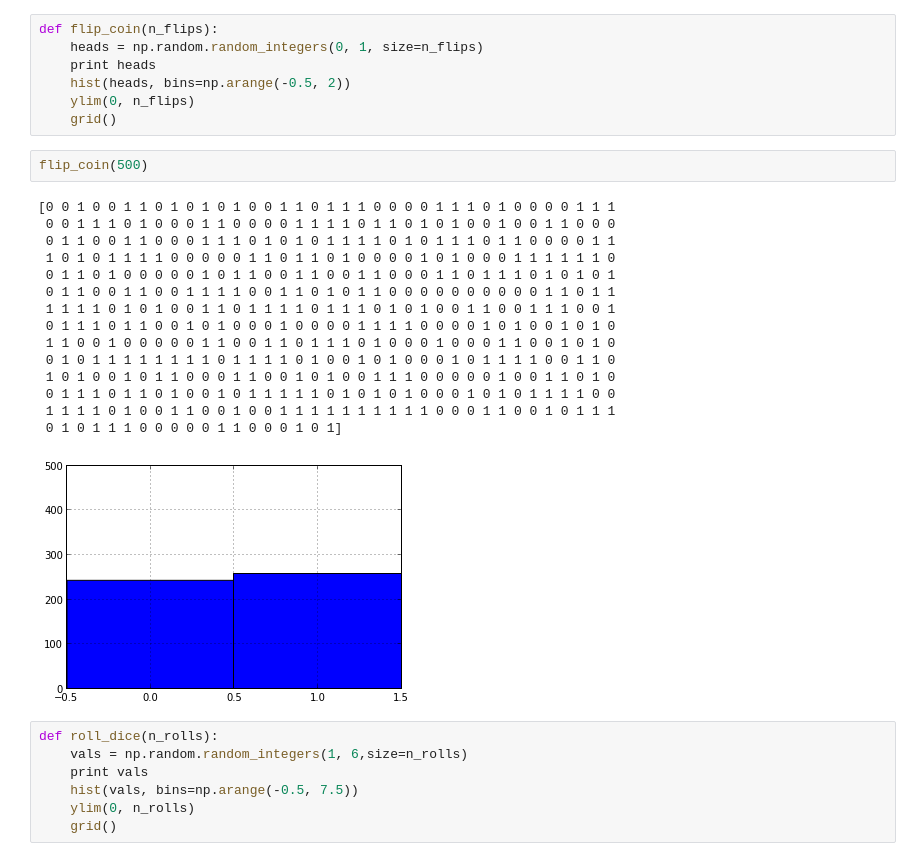
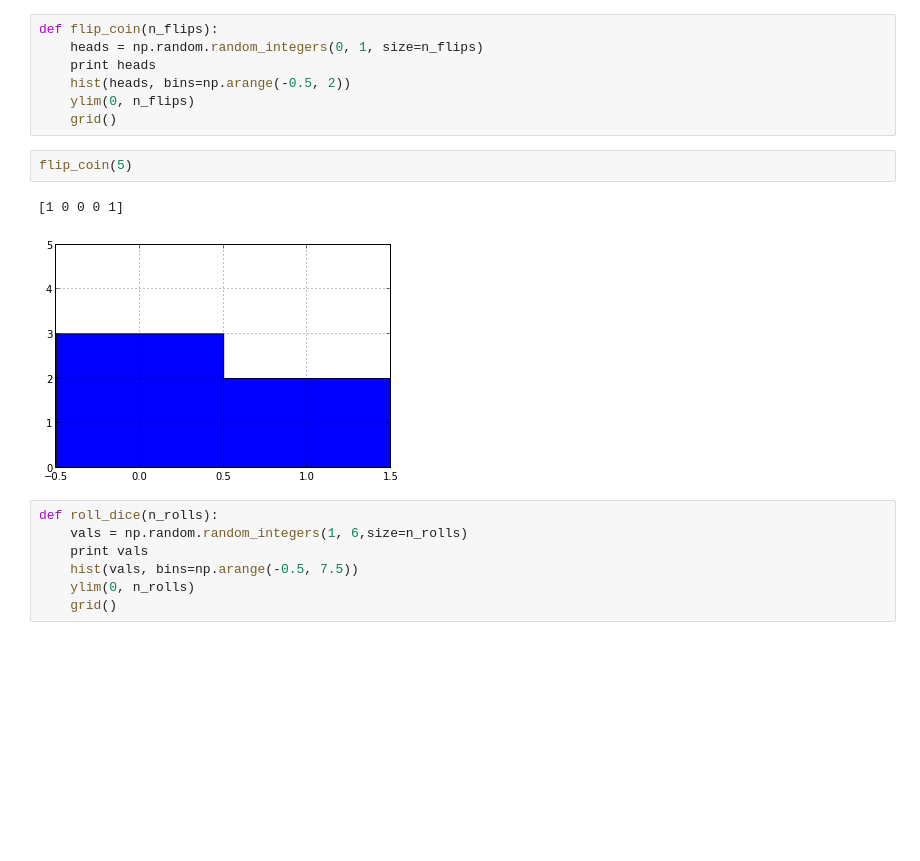
Before and after one commit to taldcroft/chandra_stats, a Jupyter notebook: chandra_stats.ipynb, the cells around one changed output. Saved outputs shown, nothing was run; the diff lists cells and outputs as text; blank space fills up the shorter version.

```diff
--- a/chandra_stats.ipynb
+++ b/chandra_stats.ipynb
@@ -14,23 +27,10 @@ def flip_coin(n_flips):
     ylim(0, n_flips)
     grid()
 # %%
-flip_coin(500)
+flip_coin(5)
 # %% [output]
-[0 0 1 0 0 1 1 0 1 0 1 0 1 0 0 1 1 0 1 1 1 0 0 0 0 1 1 1 0 1 0 0 0 0 1 1 1
- 0 0 1 1 1 0 1 0 0 0 1 1 0 0 0 0 1 1 1 1 0 1 1 0 1 0 1 0 0 1 0 0 1 1 0 0 0
- 0 1 1 0 0 1 1 0 0 0 1 1 1 0 1 0 1 0 1 1 1 1 0 1 0 1 1 1 0 1 1 0 0 0 0 1 1
- 1 0 1 0 1 1 1 1 0 0 0 0 0 1 1 0 1 1 0 1 0 0 0 0 1 0 1 0 0 0 1 1 1 1 1 1 0
- 0 1 1 0 1 0 0 0 0 0 1 0 1 1 0 0 1 1 0 0 1 1 0 0 0 1 1 0 1 1 1 0 1 0 1 0 1
- 0 1 1 0 0 1 1 0 0 1 1 1 1 0 0 1 1 0 1 0 1 1 0 0 0 0 0 0 0 0 0 0 1 1 0 1 1
- 1 1 1 1 0 1 0 1 0 0 1 1 0 1 1 1 1 0 1 1 1 0 1 0 1 0 0 1 1 0 0 1 1 1 0 0 1
- 0 1 1 1 0 1 1 0 0 1 0 1 0 0 0 1 0 0 0 0 1 1 1 1 0 0 0 0 1 0 1 0 0 1 0 1 0
- 1 1 0 0 1 0 0 0 0 0 1 1 0 0 1 1 0 1 1 1 0 1 0 0 0 1 0 0 0 1 1 0 0 1 0 1 0
- 0 1 0 1 1 1 1 1 1 1 1 0 1 1 1 1 0 1 0 0 1 0 1 0 0 0 1 0 1 1 1 1 0 0 1 1 0
- 1 0 1 0 0 1 0 1 1 0 0 0 1 1 0 0 1 0 1 0 0 1 1 1 0 0 0 0 0 1 0 0 1 1 0 1 0
- 0 1 1 1 0 1 1 0 1 0 0 1 0 1 1 1 1 1 0 1 0 1 0 1 0 0 0 1 0 1 0 1 1 1 1 0 0
- 1 1 1 1 0 1 0 0 1 1 0 0 1 0 0 1 1 1 1 1 1 1 1 1 1 0 0 0 1 1 0 0 1 0 1 1 1
- 0 1 0 1 1 1 0 0 0 0 0 1 1 0 0 0 1 0 1]
+[1 0 0 0 1]
-[figure, old version]
+[figure, new version]
 # %%
 def roll_dice(n_rolls):
     vals = np.random.random_integers(1, 6,size=n_rolls)
```
Also changed, not shown: parts of 84 cells of this notebook.
